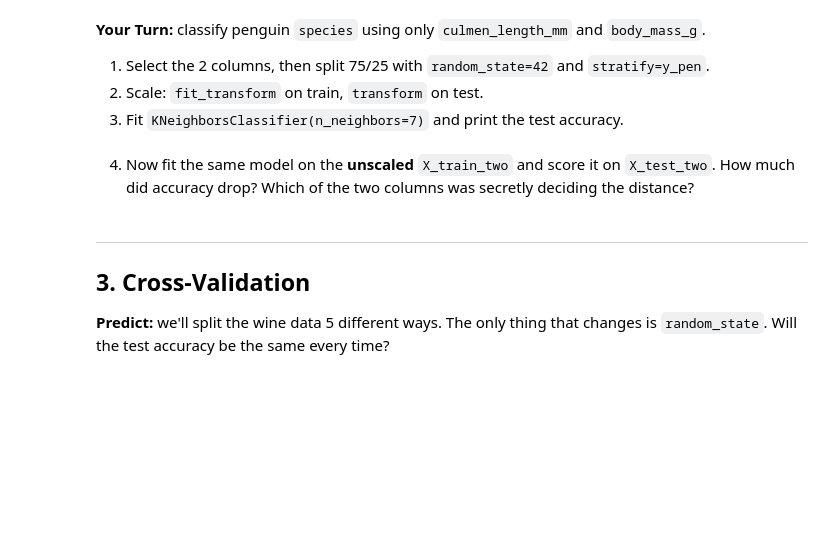
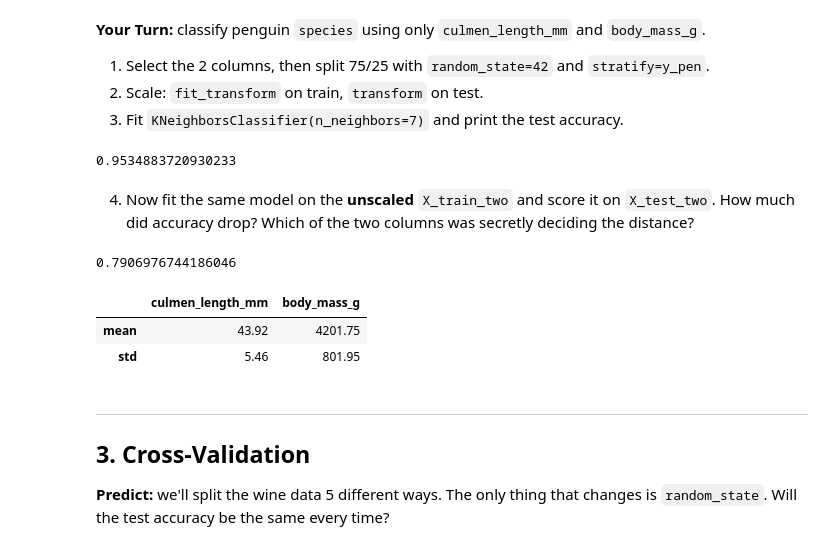
Before and after one commit to himanibalaga/JCP-fall-26, a Jupyter notebook: Week_5 (3).ipynb, the cells around one changed output. Drawn from its saved outputs; the diff is of its cells as text; code cells hidden in the pictures; blank space fills up the shorter version.

```diff
--- a/Week_5 (3).ipynb
+++ b/Week_5 (3).ipynb
@@ -406,7 +426,8 @@ knn_fix.score(X_test_wine_s)
 2. Scale: `fit_transform` on train, `transform` on test.
 3. Fit `KNeighborsClassifier(n_neighbors=7)` and print the test accuracy.
 # %%
-X_two = penguins[[...]]
-X_train_two, X_test_two, y_train_two, y_test_two = train_test_split(...)
+X_two = penguins[["culmen_length_mm", "body_mass_g"]]
+y_two = penguins["species"]
+X_train_two, X_test_two, y_train_two, y_test_two = train_test_split(X_two, y_two, test_size=0.25, random_state=42, stratify=y_two)
 # %%
 two_scaler = StandardScaler()
@@ -415,10 +436,22 @@ X_test_two_s = ...
 # %%
-pen_knn = ...
-...
+pen_knn = KNeighborsClassifier(n_neighbors=5)
+pen_knn.fit(X_train_two_s, y_train_two)
+pen_knn.score(X_test_two_s, y_test_two)
+# %% [output]
+0.9534883720930233
 # %% [markdown]
 4. Now fit the same model on the **unscaled** `X_train_two` and score it on `X_test_two`. How much did accuracy drop? Which of the two columns was secretly deciding the distance?
 # %%
-...
+pen_knn.fit(X_train_two, y_train_two)
+pen_knn.score(X_test_two, y_test_two)
+# %% [output]
+0.7906976744186046
+# %%
+X_two.describe().loc[['mean', 'std']].round(2)
+# %% [output]
+|  | culmen_length_mm | body_mass_g |
+| mean | 43.92 | 4201.75 |
+| std | 5.46 | 801.95 |
 # %% [markdown]
 ---
 ## 3. Cross-Validation
```
Also changed, not shown: parts of 14 cells of this notebook.
